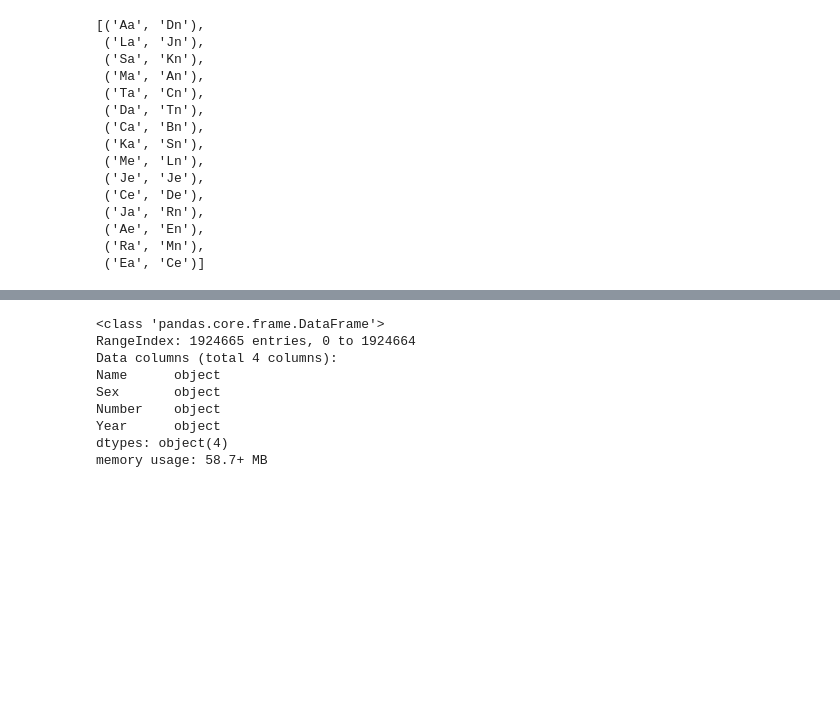
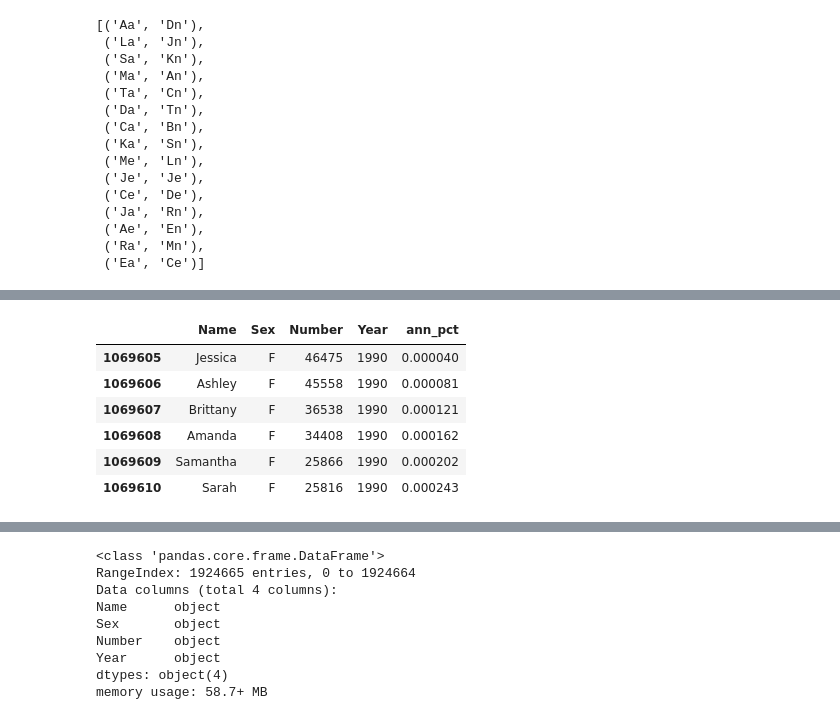
Before and after one commit to tjslezak/dignity-health-challenge, a Jupyter notebook: dh-challenge.ipynb, the cells around one changed output, grey strips where cells are left out. Cells and saved outputs as stored; diff of their text form; code cells hidden in the pictures; blank space fills up the shorter version.

Commit message:
Added method for ranking of names on year basis

```diff
--- a/dh-challenge.ipynb
+++ b/dh-challenge.ipynb
@@ -314,0 +287,15 @@ from sklearn.model_selection import train_test_split
+# %%
+for year in df.Year.unique():
+    yr = df[df.Year==int(year)]
+    yidx = yr.index
+    df.at[yidx, 'ann_pct'] = df.loc[yidx, 'Year'].rank(method='first', pct=True)
+# %%
+df.loc[1069605:1069610]
+# %% [output]
+|  | Name | Sex | Number | Year | ann_pct |
+| 1069605 | Jessica | F | 46475 | 1990 | 0.000040 |
+| 1069606 | Ashley | F | 45558 | 1990 | 0.000081 |
+| 1069607 | Brittany | F | 36538 | 1990 | 0.000121 |
+| 1069608 | Amanda | F | 34408 | 1990 | 0.000162 |
+| 1069609 | Samantha | F | 25866 | 1990 | 0.000202 |
+| 1069610 | Sarah | F | 25816 | 1990 | 0.000243 |
```
Also changed, not shown: parts of 8 cells of this notebook.
